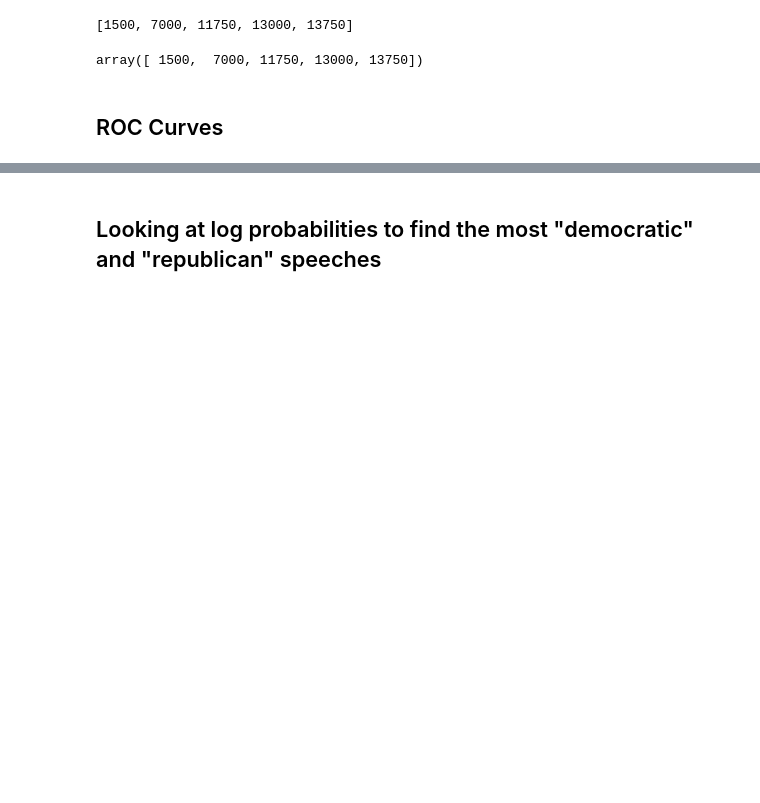
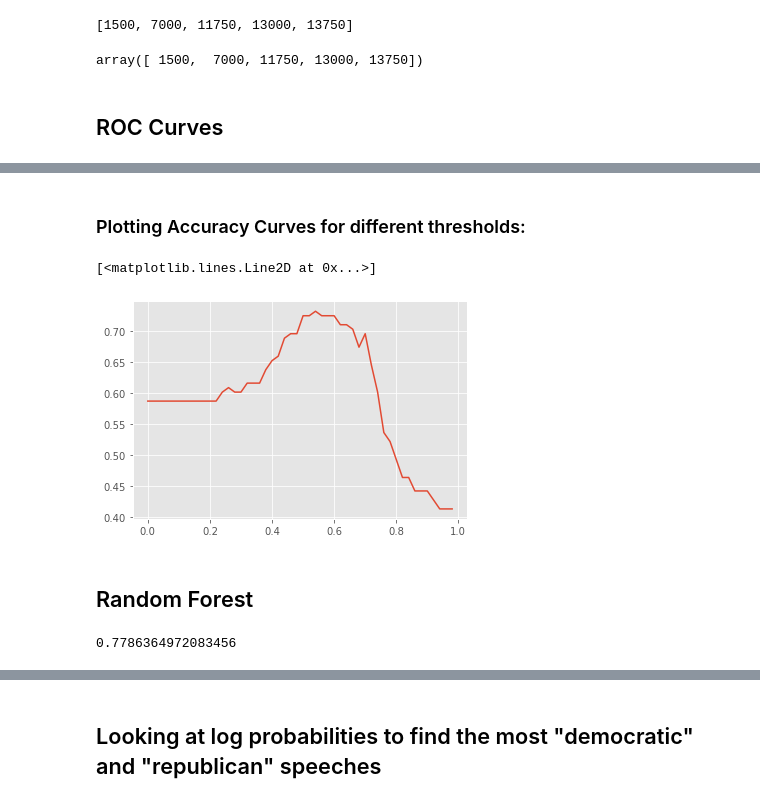
Before and after one commit to annewbarry/partisan-speech, a Jupyter notebook: partisan_speech.ipynb, the cells around one changed output, grey strips where cells are left out. Saved outputs shown, nothing was run; the diff lists cells and outputs as text; code cells hidden in the pictures; blank space fills up the shorter version.

```diff
--- a/partisan_speech.ipynb
+++ b/partisan_speech.ipynb
@@ -1491,0 +1467,29 @@ Make function, get cross-val score, recal, clf
+# %% [markdown]
+### Plotting Accuracy Curves for different thresholds:
+# %%
+y_test_array = y_test.to_numpy()
+# %%
+from statistics import mean
+dem_prob = clf.predict_proba(X_test)[:,0]
+thresh = np.arange(0,1, .02)
+y_test
+thresh_acc =[]
+
+for t in thresh:
+    correct = []
+    for i,v in enumerate(dem_prob):
+        if v >= t and y_test_array[i] =='democrat':
+            correct.append(1)
+        elif v<t and y_test_array[i] == 'republican':
+            correct.append(1)
+        else:
+            correct.append(0)
+    thresh_acc.append(mean(correct))
+
+fig, ax = plt.subplots()
+ax.plot(thresh, thresh_acc)
+# %% [output]
+[<matplotlib.lines.Line2D at 0x...>]
+[figure, added]
+# %% [markdown]
+## Random Forest
@@ -1491,0 +1516,4 @@ Make function, get cross-val score, recal, clf
+# %%
+acc
+# %% [output]
+0.7786364972083456
```
Also changed, not shown: parts of 16 cells of this notebook.
